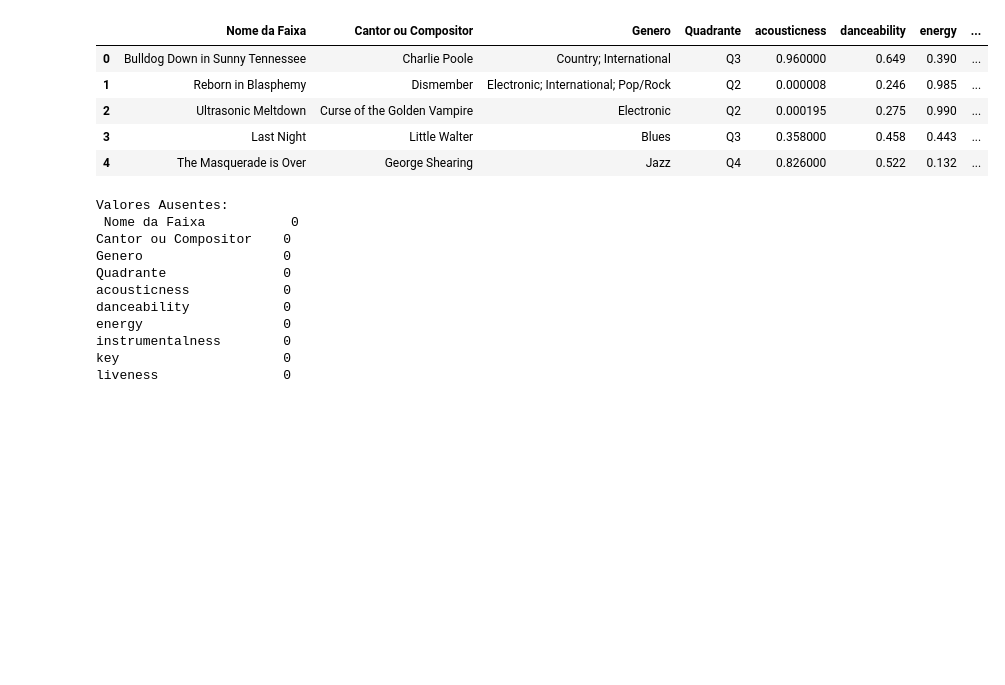
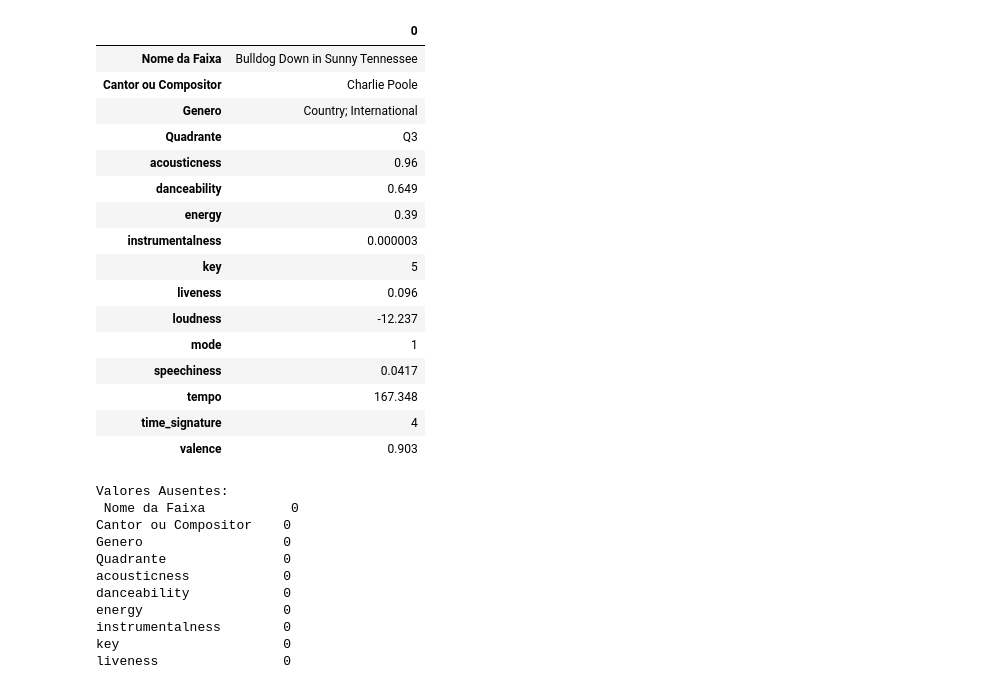
Before and after one commit to lubohen/eEDB-018, a Jupyter notebook: prj/CODES/SPOTIFY_API/DataPrep.ipynb, the cells around one changed output. Cells and saved outputs as stored; diff of their text form; code cells hidden in the pictures; blank space fills up the shorter version.

```diff
--- a/prj/CODES/SPOTIFY_API/DataPrep.ipynb
+++ b/prj/CODES/SPOTIFY_API/DataPrep.ipynb
@@ -1,20 +1,32 @@
 # %%
 import pandas as pd
 
 # caminho do arquivo
 
 file_path = 'spotify_dataset.csv'
 spotify_df = pd.read_csv(file_path)
 
+transposed_df = spotify_df.head(1).transpose()
 # Visualização das primeiras linhas do dataframe
-spotify_df.head()
+transposed_df
 # %% [output]
-|  | Nome da Faixa | Cantor ou Compositor | Genero | Quadrante | acousticness | danceability | energy | ... |
-| 0 | Bulldog Down in Sunny Tennessee | Charlie Poole | Country; International | Q3 | 0.960000 | 0.649 | 0.390 | ... |
-| 1 | Reborn in Blasphemy | Dismember | Electronic; International; Pop/Rock | Q2 | 0.000008 | 0.246 | 0.985 | ... |
-| 2 | Ultrasonic Meltdown | Curse of the Golden Vampire | Electronic | Q2 | 0.000195 | 0.275 | 0.990 | ... |
-| 3 | Last Night | Little Walter | Blues | Q3 | 0.358000 | 0.458 | 0.443 | ... |
-| 4 | The Masquerade is Over | George Shearing | Jazz | Q4 | 0.826000 | 0.522 | 0.132 | ... |
+|  | 0 |
+| Nome da Faixa | Bulldog Down in Sunny Tennessee |
+| Cantor ou Compositor | Charlie Poole |
+| Genero | Country; International |
+| Quadrante | Q3 |
+| acousticness | 0.96 |
+| danceability | 0.649 |
+| energy | 0.39 |
+| instrumentalness | 0.000003 |
+| key | 5 |
+| liveness | 0.096 |
+| loudness | -12.237 |
+| mode | 1 |
+| speechiness | 0.0417 |
+| tempo | 167.348 |
+| time_signature | 4 |
+| valence | 0.903 |
 # %%
 # Verificando valores ausentes
 
```
Also changed, not shown: parts of 31 cells of this notebook, 35 other files.
